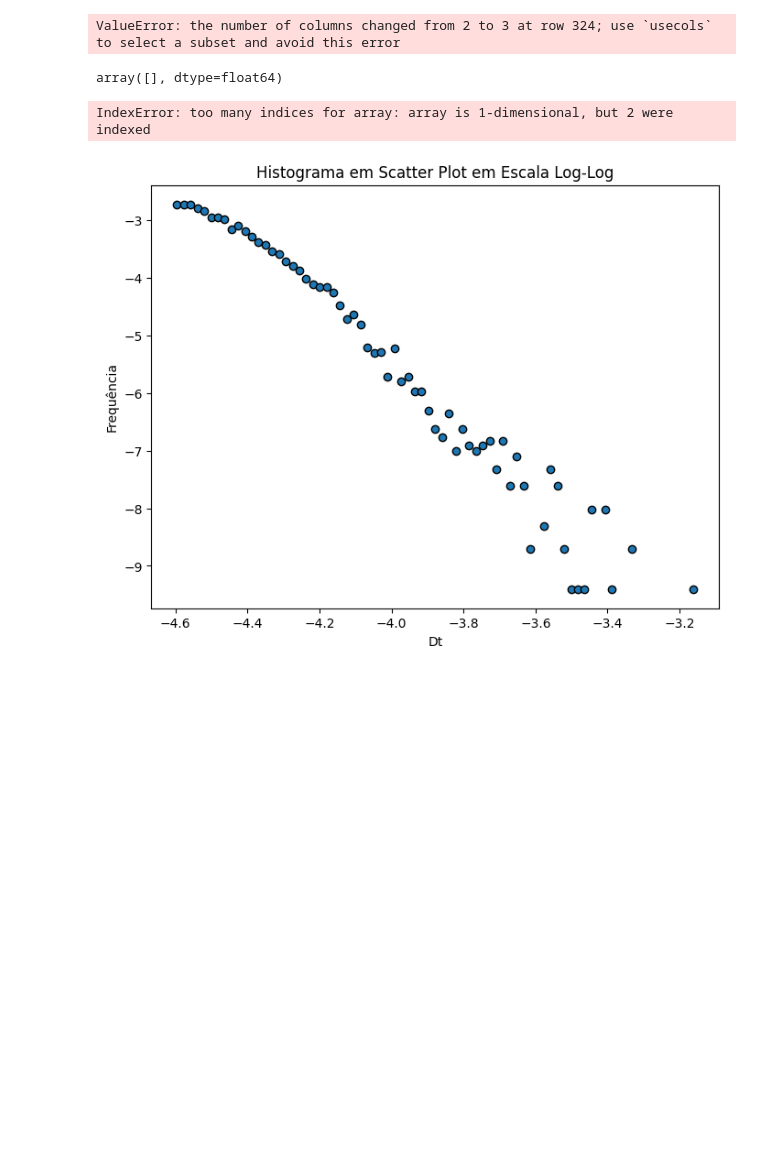
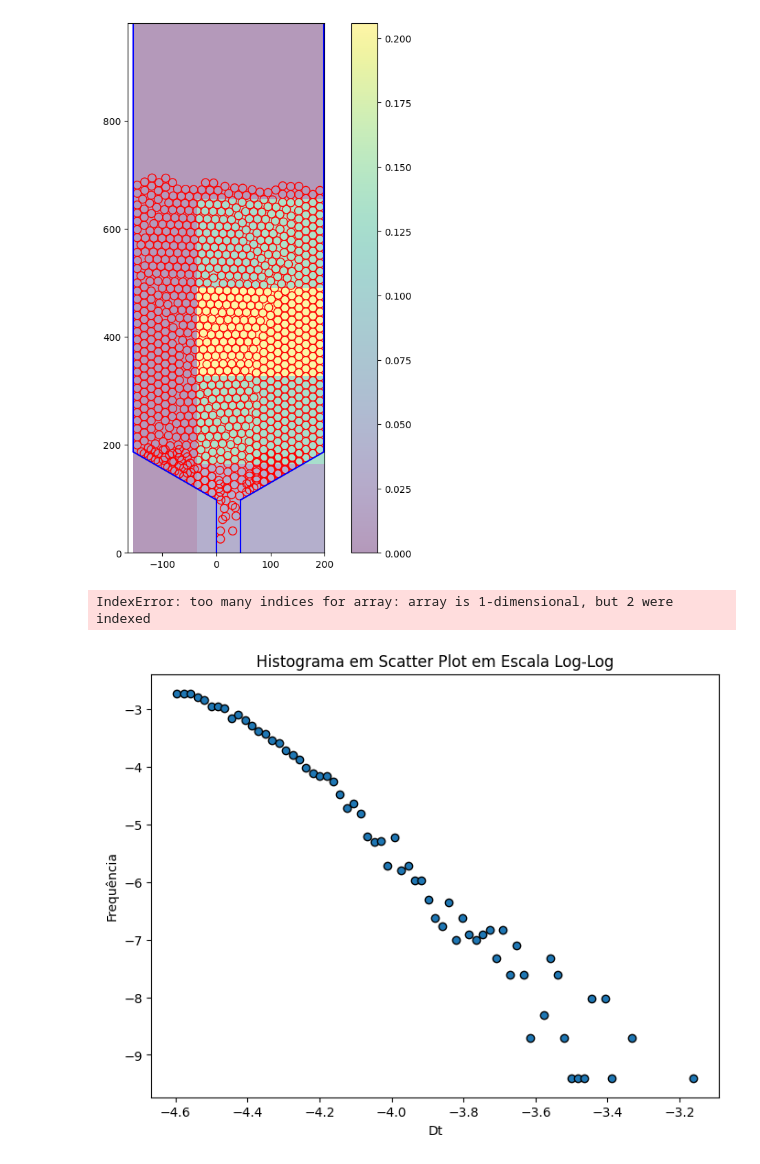
Before and after one commit to intcarlosmiguel/Granular, a Jupyter notebook: main.ipynb, the cells around one changed output. Cells and saved outputs as stored; diff of their text form; code cells hidden in the pictures; blank space fills up the shorter version.

```diff
--- a/main.ipynb
+++ b/main.ipynb
@@ -5,4 +6,41 @@ import pandas as pd
 #from sklearn.linear_model import LinearRegression
 #from sklearn.metrics import r2_score
+# %%
+def grid(centros,angulo,nx,ny):
+
+    raio_do_circulo = 7.5
+    fig, ax = plt.subplots(figsize=(10, 10))
+
+    alpha = 3.
+    L1 = alpha*7.5e-3*2
+    L2 = 154.e-3
+
+    Grid_y = np.linspace(0,980,ny)
+    Grid_x = np.linspace(-154,(L1+L2)*1000,nx)
+    Grid = np.zeros((ny,nx))
+    ax.plot([0, 0], [0, 98.], color='blue')[0],
+    ax.plot([L1*1000, L1*1000], [0, 98.], color='blue')[0],
+    ax.plot([0, -154], [98., 98. + 154 * np.tan(np.pi * angulo / 180)], color='blue')[0],
+    ax.plot([L1*1000, (L1+L2)*1000], [98., 98. + 154 * np.tan(np.pi * angulo / 180)], color='blue')[0],
+    ax.plot([(L1+L2)*1000, (L1+L2)*1000], [98. + 154 * np.tan(np.pi * angulo / 180), 2000], color='blue')[0]
+    ax.plot([-154, -154], [98. + 154 * np.tan(np.pi * angulo / 180), 2000], color='blue')[0],
+    s = 0
+    for centro in centros:
+        i,j = 0,0
+        for i in range(len(Grid_x)):
+            if(Grid_x[i] >= centro[0]):
+                break
+        for j in range(len(Grid_y)):
+            if(Grid_y[j] >= centro[1]):
+                break
+        Grid[ny - j][nx -i] += centro[2]
+        s +=centro[2]
+        circulo = plt.Circle(centro[:2], raio_do_circulo, color='red', fill=False)
+        ax.add_artist(circulo)
+    cax = ax.imshow(Grid/s, cmap='viridis', interpolation='nearest', alpha=0.4,extent=[-154,(L1+L2)*1000,0,980])
+    cbar = fig.colorbar(cax)
+    plt.xlim(-164,200)
+    plt.gca().set_aspect('equal', adjustable='box')
+    plt.show()
 # %%
 
@@ -105,4 +74,2 @@ plot((a*1000,b*1000),(c,d))
 # %%
-velocidades = np.loadtxt("results/60/time/time_3.00_0.00_0.00_0.dat",delimiter= ' ',dtype=float)
+velocidades = np.loadtxt("results/30/velocidade/velocidade_3.00_0.00_0.00_0.51.dat",delimiter= ' ',dtype=float)
-# %% [output]
-ValueError: the number of columns changed from 2 to 3 at row 324; use `usecols` to select a subset and avoid this error
@@ -120,7 +76,7 @@ data = load_file_with_fixed_columns('results/60/time/time_3.00_0.00_0.00_61.dat'
-# %%
-data
-# %% [output]
-array([], dtype=float64)
+# %%
+grid(velocidades[:1000,1:4]*1000,30,3,6)
+# %% [output]
+[figure, added]
 # %%
 plt.hist(data[:,1],bins = 20)
 # %% [output]
```
Also changed, not shown: parts of 7 cells of this notebook, 4 other files.
